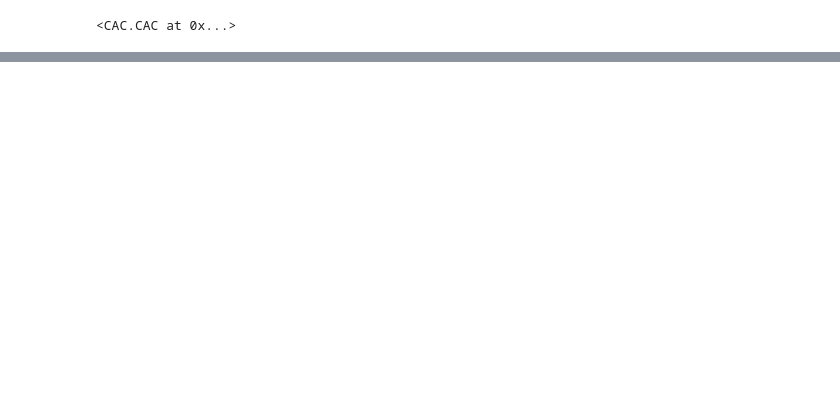
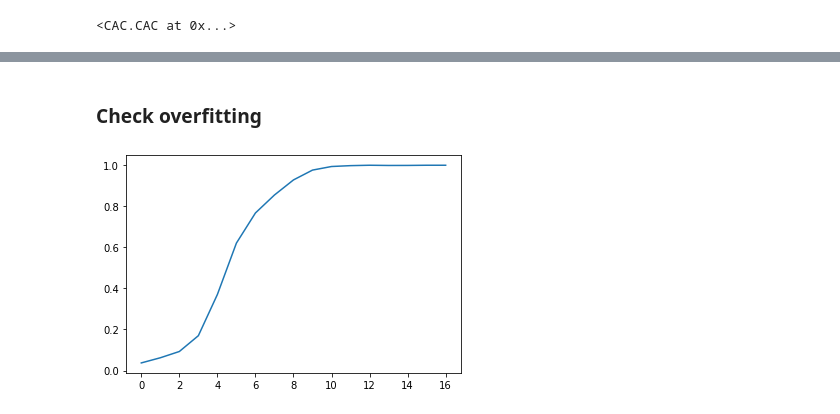
Before and after one commit to shivin9/CAC, a Jupyter notebook: notebooks/cac_analysis.ipynb, the cells around one changed output, grey strips where cells are left out. Cells and saved outputs as stored; diff of their text form; code cells hidden in the pictures; blank space fills up the shorter version.

```diff
--- a/notebooks/cac_analysis.ipynb
+++ b/notebooks/cac_analysis.ipynb
@@ -184,0 +294,11 @@ magic.fit(X_train, y_train)
+# %% [markdown]
+### Check overfitting
+# %%
+# Overfitting?
+vals = []
+for i in range(len(adult.labels)):
+    vals.append(ars(y_train, adult.labels[i]))
+plt.plot(vals)
+plt.show()
+# %% [output]
+[figure, added]
```
Also changed, not shown: parts of 40 cells of this notebook, 1 other file.
